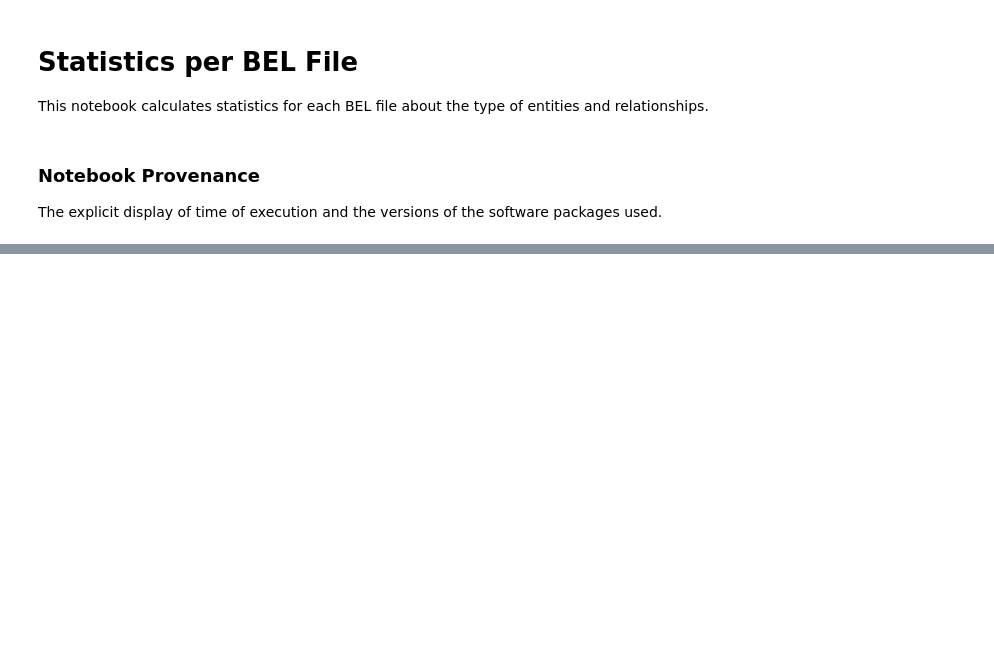
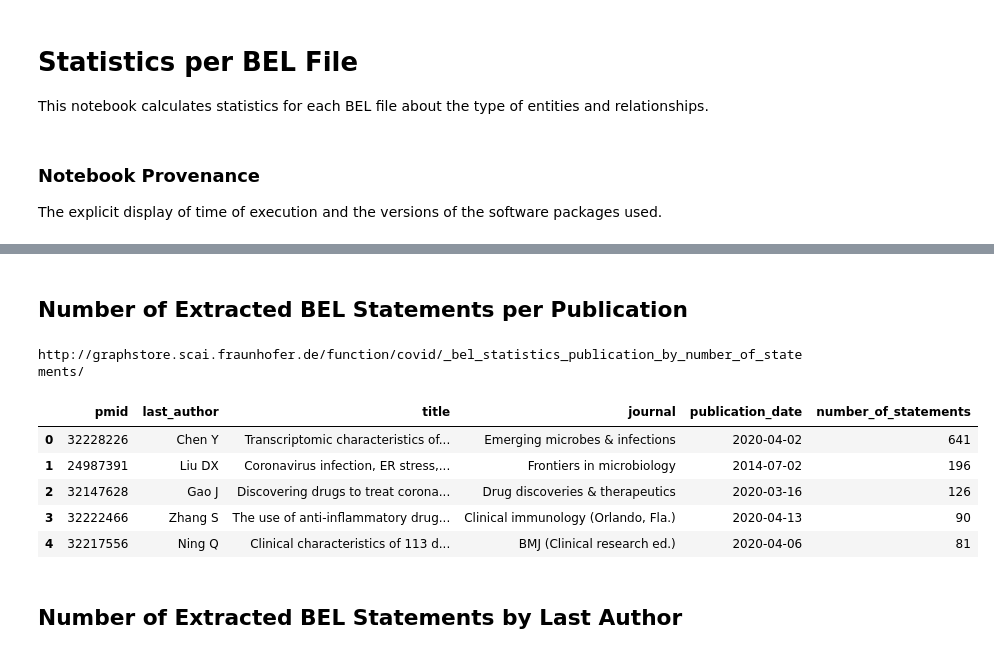
Before and after one commit to covid19kg/Analysis, a Jupyter notebook: notebooks/covid19kg_stats_table.ipynb, the cells around one changed output, grey strips where cells are left out. Saved outputs shown, nothing was run; the diff lists cells and outputs as text; code cells hidden in the pictures; blank space fills up the shorter version.

```diff
--- a/notebooks/covid19kg_stats_table.ipynb
+++ b/notebooks/covid19kg_stats_table.ipynb
@@ -138,0 +129,14 @@ covid19_kg_stats_df.to_csv("covid19_kg_stats.tsv", sep='\t')
+# %% [markdown]
+## Number of Extracted BEL Statements per Publication
+# %%
+statistics.publication_by_number_of_statements().table[:5]
+# %% [output]
+http://graphstore.scai.fraunhofer.de/function/covid/_bel_statistics_publication_by_number_of_statements/
+|  | pmid | last_author | title | journal | publication_date | number_of_statements |
+| 0 | 32228226 | Chen Y | Transcriptomic characteristics of... | Emerging microbes & infections | 2020-04-02 | 641 |
+| 1 | 24987391 | Liu DX | Coronavirus infection, ER stress,... | Frontiers in microbiology | 2014-07-02 | 196 |
+| 2 | 32147628 | Gao J | Discovering drugs to treat corona... | Drug discoveries & therapeutics | 2020-03-16 | 126 |
+| 3 | 32222466 | Zhang S | The use of anti-inflammatory drug... | Clinical immunology (Orlando, Fla.) | 2020-04-13 | 90 |
+| 4 | 32217556 | Ning Q | Clinical characteristics of 113 d... | BMJ (Clinical research ed.) | 2020-04-06 | 81 |
+# %% [markdown]
+## Number of Extracted BEL Statements by Last Author
```
Also changed, not shown: parts of 33 cells of this notebook, 1 other file.
